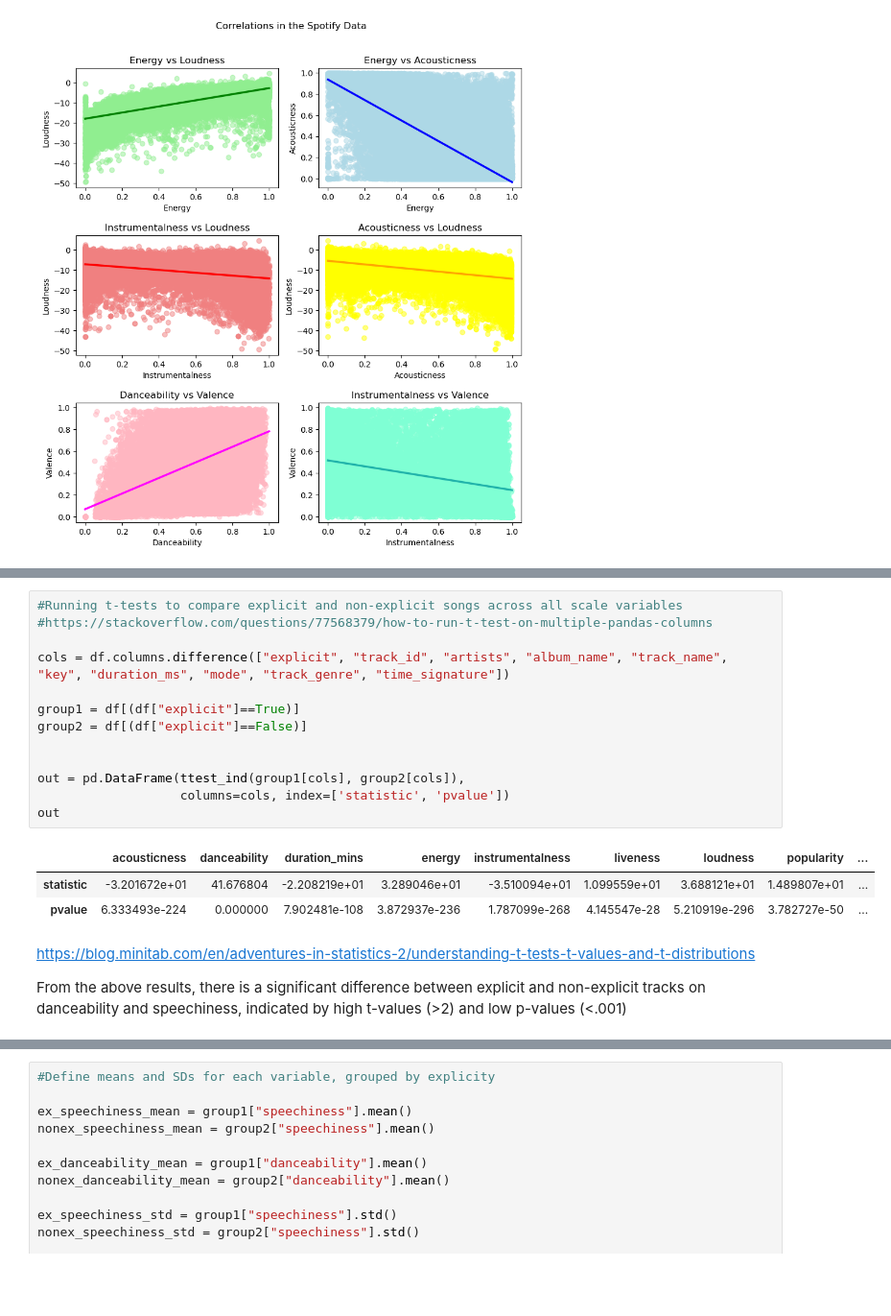
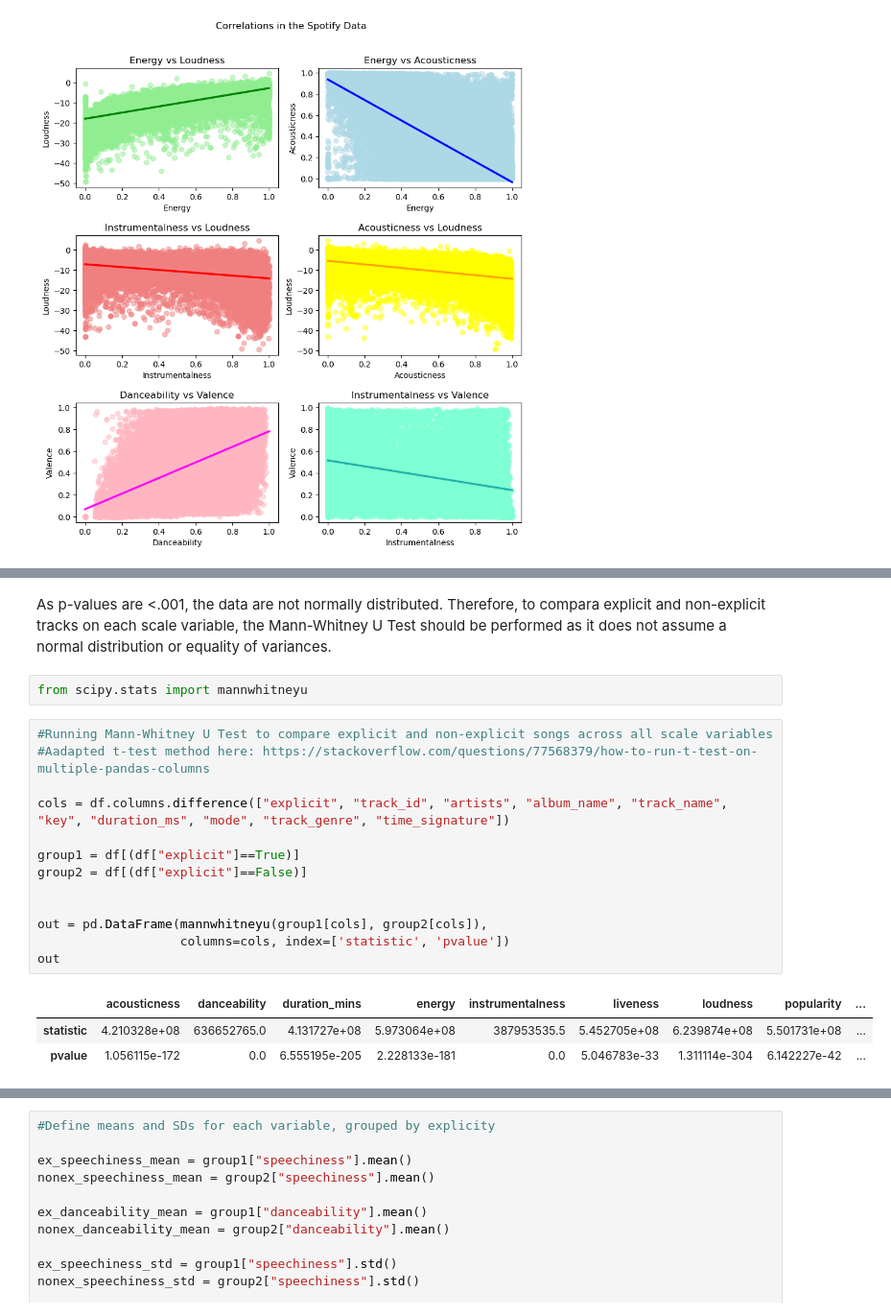
Before and after one commit to NiallRussell/PDFA-project, a Jupyter notebook: project.ipynb, the cells around one changed output, grey strips where cells are left out. Shown at 96% size. Cells and saved outputs as stored; diff of their text form; blank space fills up the shorter version.

Commit message:
mann whitney u

```diff
--- a/project.ipynb
+++ b/project.ipynb
@@ -258,21 +277,21 @@ df.head(6)
+# %% [markdown]
+As p-values are <.001, the data are not normally distributed. Therefore, to compara explicit and non-explicit tracks on each scale variable, the Mann-Whitney U Test should be performed as it does not assume a normal distribution or equality of variances.
+# %%
+from scipy.stats import mannwhitneyu
 # %%
-#Running t-tests to compare explicit and non-explicit songs across all scale variables
-#https://stackoverflow.com/questions/77568379/how-to-run-t-test-on-multiple-pandas-columns
+#Running Mann-Whitney U Test to compare explicit and non-explicit songs across all scale variables
+#Aadapted t-test method here: https://stackoverflow.com/questions/77568379/how-to-run-t-test-on-multiple-pandas-columns
 
 cols = df.columns.difference(["explicit", "track_id", "artists", "album_name", "track_name", "key", "duration_ms", "mode", "track_genre", "time_signature"])
 
 group1 = df[(df["explicit"]==True)]
 group2 = df[(df["explicit"]==False)]
 
 
-out = pd.DataFrame(ttest_ind(group1[cols], group2[cols]),
+out = pd.DataFrame(mannwhitneyu(group1[cols], group2[cols]),
                    columns=cols, index=['statistic', 'pvalue'])
 out
 # %% [output]
 |  | acousticness | danceability | duration_mins | energy | instrumentalness | liveness | loudness | popularity | ... |
-| statistic | -3.201672e+01 | 41.676804 | -2.208219e+01 | 3.289046e+01 | -3.510094e+01 | 1.099559e+01 | 3.688121e+01 | 1.489807e+01 | ... |
-| pvalue | 6.333493e-224 | 0.000000 | 7.902481e-108 | 3.872937e-236 | 1.787099e-268 | 4.145547e-28 | 5.210919e-296 | 3.782727e-50 | ... |
+| statistic | 4.210328e+08 | 636652765.0 | 4.131727e+08 | 5.973064e+08 | 387953535.5 | 5.452705e+08 | 6.239874e+08 | 5.501731e+08 | ... |
+| pvalue | 1.056115e-172 | 0.0 | 6.555195e-205 | 2.228133e-181 | 0.0 | 5.046783e-33 | 1.311114e-304 | 6.142227e-42 | ... |
-# %% [markdown]
-https://blog.minitab.com/en/adventures-in-statistics-2/understanding-t-tests-t-values-and-t-distributions
-
-From the above results, there is a significant difference between explicit and non-explicit tracks on danceability and speechiness, indicated by high t-values (>2) and low p-values (<.001)
```
Also changed, not shown: parts of 10 cells of this notebook.
